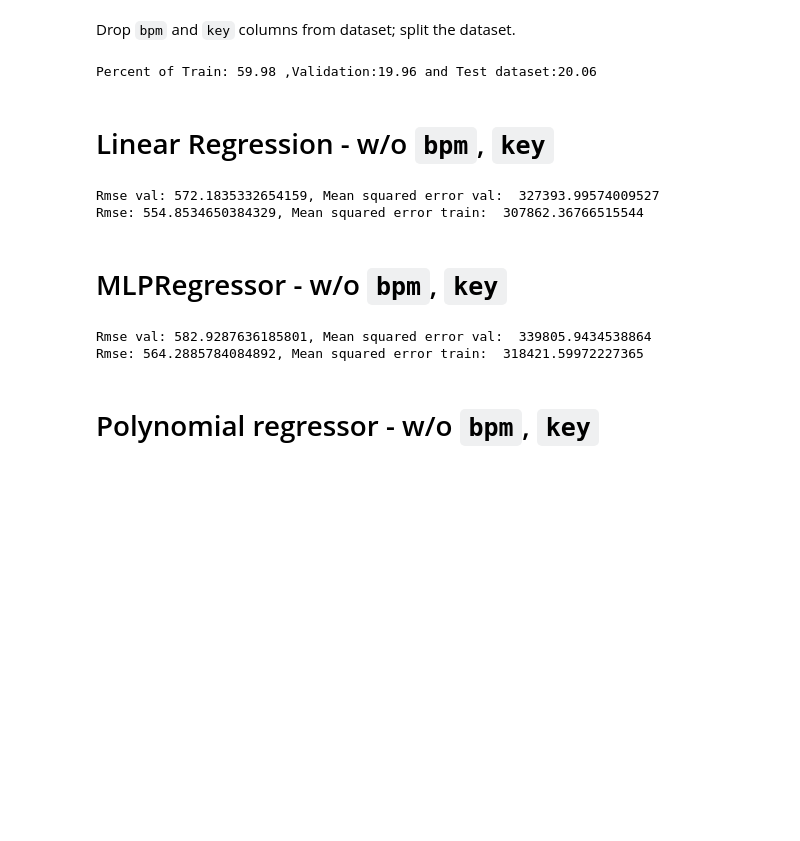
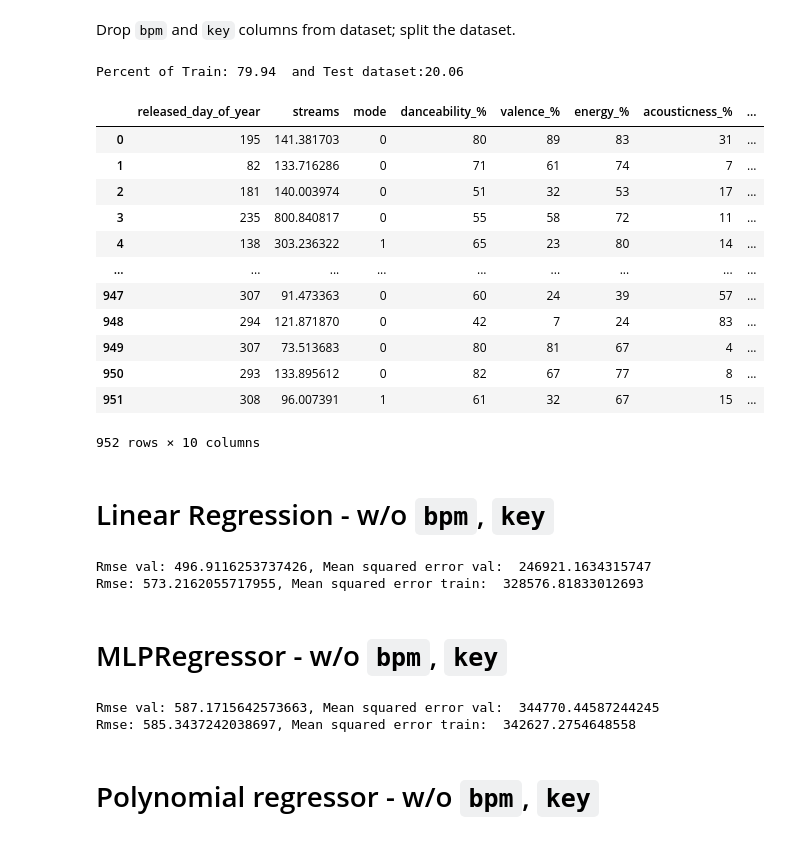
Before and after one commit to jako323/Most-Streamed-Songs-with-Python-Machine-Learning, a Jupyter notebook: research_files/Adjustable_parameters_wo_key_bpm.ipynb, the cells around one changed output. Saved outputs shown, nothing was run; the diff lists cells and outputs as text; code cells hidden in the pictures; blank space fills up the shorter version.

```diff
--- a/research_files/Adjustable_parameters_wo_key_bpm.ipynb
+++ b/research_files/Adjustable_parameters_wo_key_bpm.ipynb
@@ -64,18 +66,32 @@ Drop `bpm` and `key` columns from dataset; split the dataset.
 # %%
 data = data.drop(columns=['bpm', 'key'])
 X = data.drop("streams", axis = 1)
 y = data["streams"]
 
-X_train, X_help, y_train, y_help = train_test_split(X, y, test_size=0.4, random_state=42)
-X_val, X_test, y_val, y_test = train_test_split(X_help, y_help, test_size=0.5, random_state=42)
+X_train, X_test, y_train, y_test = train_test_split(X, y, test_size=0.2, random_state=42)
+#X_val, X_test, y_val, y_test = train_test_split(X_help, y_help, test_size=0.5, random_state=42)
 
 
-val_percent = (len(X_val)/(len(data)))*100
+#val_percent = (len(X_val)/(len(data)))*100
 test_percent = (len(X_test)/(len(data)))*100
 train_percent = (len(X_train)/(len(data)))*100
-print(f"Percent of Train: {train_percent:.2f} ,Validation:{val_percent:.2f} and Test dataset:{test_percent:.2f} ")
+print(f"Percent of Train: {train_percent:.2f}  and Test dataset:{test_percent:.2f} ")
+data
 # %% [output]
-Percent of Train: 59.98 ,Validation:19.96 and Test dataset:20.06
+Percent of Train: 79.94  and Test dataset:20.06
+|  | released_day_of_year | streams | mode | danceability_% | valence_% | energy_% | acousticness_% | ... |
+| 0 | 195 | 141.381703 | 0 | 80 | 89 | 83 | 31 | ... |
+| 1 | 82 | 133.716286 | 0 | 71 | 61 | 74 | 7 | ... |
+| 2 | 181 | 140.003974 | 0 | 51 | 32 | 53 | 17 | ... |
+| 3 | 235 | 800.840817 | 0 | 55 | 58 | 72 | 11 | ... |
+| 4 | 138 | 303.236322 | 1 | 65 | 23 | 80 | 14 | ... |
+| ... | ... | ... | ... | ... | ... | ... | ... | ... |
+| 947 | 307 | 91.473363 | 0 | 60 | 24 | 39 | 57 | ... |
+| 948 | 294 | 121.871870 | 0 | 42 | 7 | 24 | 83 | ... |
+| 949 | 307 | 73.513683 | 0 | 80 | 81 | 67 | 4 | ... |
+| 950 | 293 | 133.895612 | 0 | 82 | 67 | 77 | 8 | ... |
+| 951 | 308 | 96.007391 | 1 | 61 | 32 | 67 | 15 | ... |
+952 rows × 10 columns
 # %% [markdown]
 # Linear Regression - w/o `bpm`, `key`
 # %%
@@ -85,18 +101,18 @@ np.random.seed(42)
 
 reg.fit(X_train, y_train, sample_weight=weights_train)
 y_pred_train = reg.predict(X_train)
-y_pred = reg.predict(X_val)
+y_pred = reg.predict(X_test)
 
-rmse = np.sqrt(np.mean((y_pred - y_val)**2))
-mean = mean_squared_error(y_val, y_pred)
+rmse = np.sqrt(np.mean((y_pred - y_test)**2))
+mean = mean_squared_error(y_test, y_pred)
 print(f"Rmse val: {rmse}, Mean squared error val:  {mean}")
 
 rmse = np.sqrt(np.mean((y_pred_train - y_train)**2))
 mean = mean_squared_error(y_train, y_pred_train)
 print(f"Rmse: {rmse}, Mean squared error train:  {mean}")
 # %% [output]
-Rmse val: 572.1835332654159, Mean squared error val:  327393.99574009527
-Rmse: 554.8534650384329, Mean squared error train:  307862.36766515544
+Rmse val: 496.9116253737426, Mean squared error val:  246921.1634315747
+Rmse: 573.2162055717955, Mean squared error train:  328576.81833012693
 # %% [markdown]
 # MLPRegressor - w/o `bpm`, `key`
 # %%
@@ -113,8 +129,8 @@ rmse = np.sqrt(np.mean((y_pred_train - y_train)**2))
 mean = mean_squared_error(y_train, y_pred_train)
 print(f"Rmse: {rmse}, Mean squared error train:  {mean}")
 # %% [output]
-Rmse val: 582.9287636185801, Mean squared error val:  339805.9434538864
-Rmse: 564.2885784084892, Mean squared error train:  318421.59972227365
+Rmse val: 587.1715642573663, Mean squared error val:  344770.44587244245
+Rmse: 585.3437242038697, Mean squared error train:  342627.2754648558
 # %% [markdown]
 # Polynomial regressor - w/o `bpm`, `key`
 # %%
```
Also changed, not shown: parts of 12 cells of this notebook.
